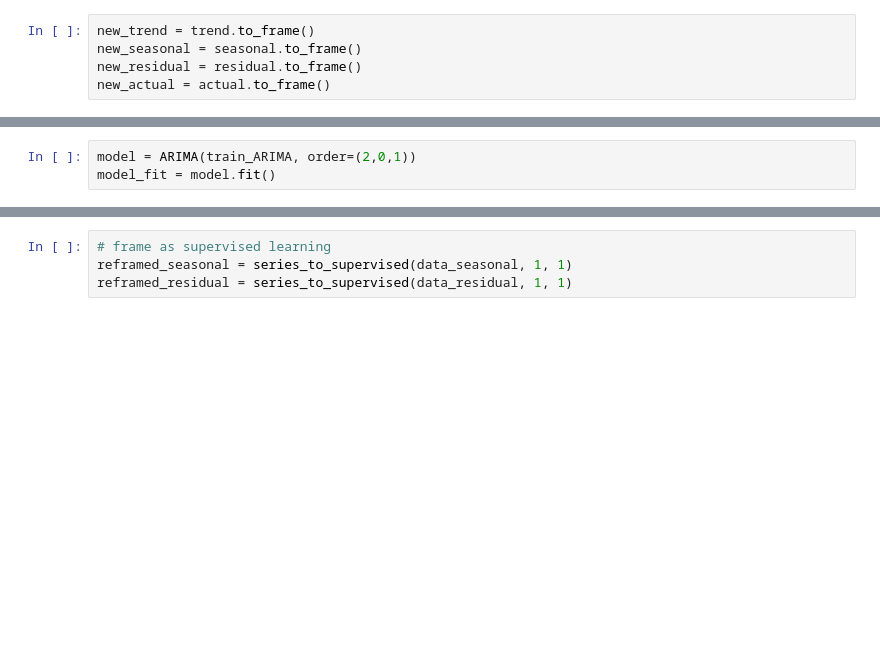
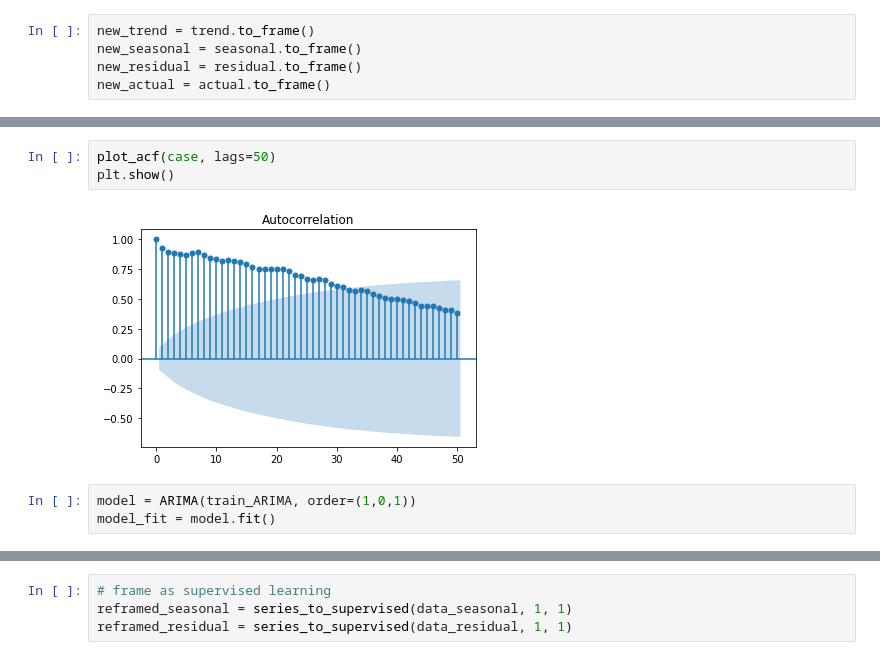
Before and after one commit to ardianzzz666/thesis, a Jupyter notebook: Multi Method + Seasonal Decomposition.ipynb, the cells around one changed output, grey strips where cells are left out. Saved outputs shown, nothing was run; the diff lists cells and outputs as text; blank space fills up the shorter version.

```diff
--- a/Multi Method + Seasonal Decomposition.ipynb
+++ b/Multi Method + Seasonal Decomposition.ipynb
@@ -114,5 +140,10 @@ test_ARIMA = new_trend[412:]
+# %%
+plot_acf(case, lags=50)
+plt.show()
+# %% [output]
+[figure, added]
 # %%
-model = ARIMA(train_ARIMA, order=(2,0,1))
+model = ARIMA(train_ARIMA, order=(1,0,1))
 model_fit = model.fit()
 # %%
 print(model_fit.summary())
```
Also changed, not shown: parts of 25 cells of this notebook.
